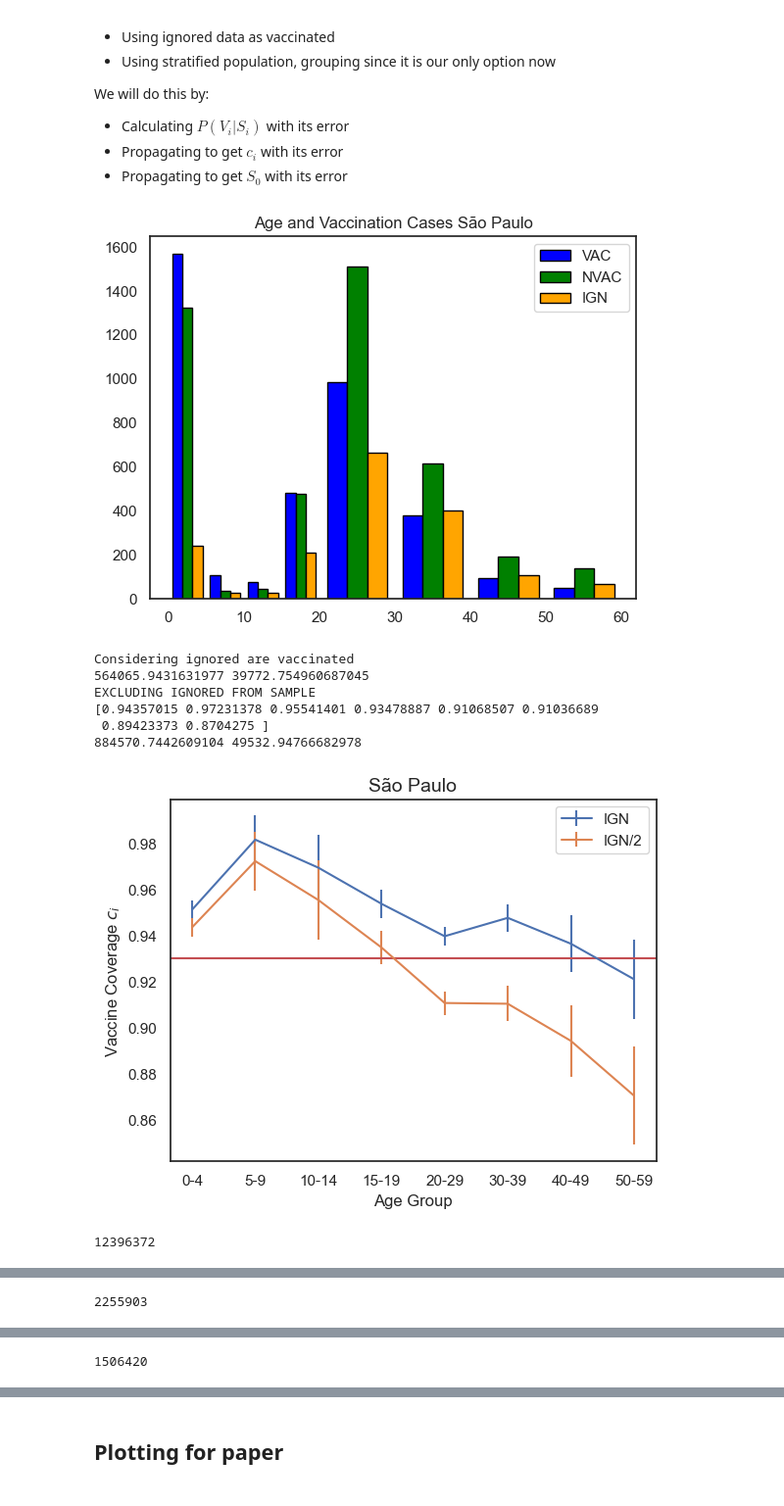
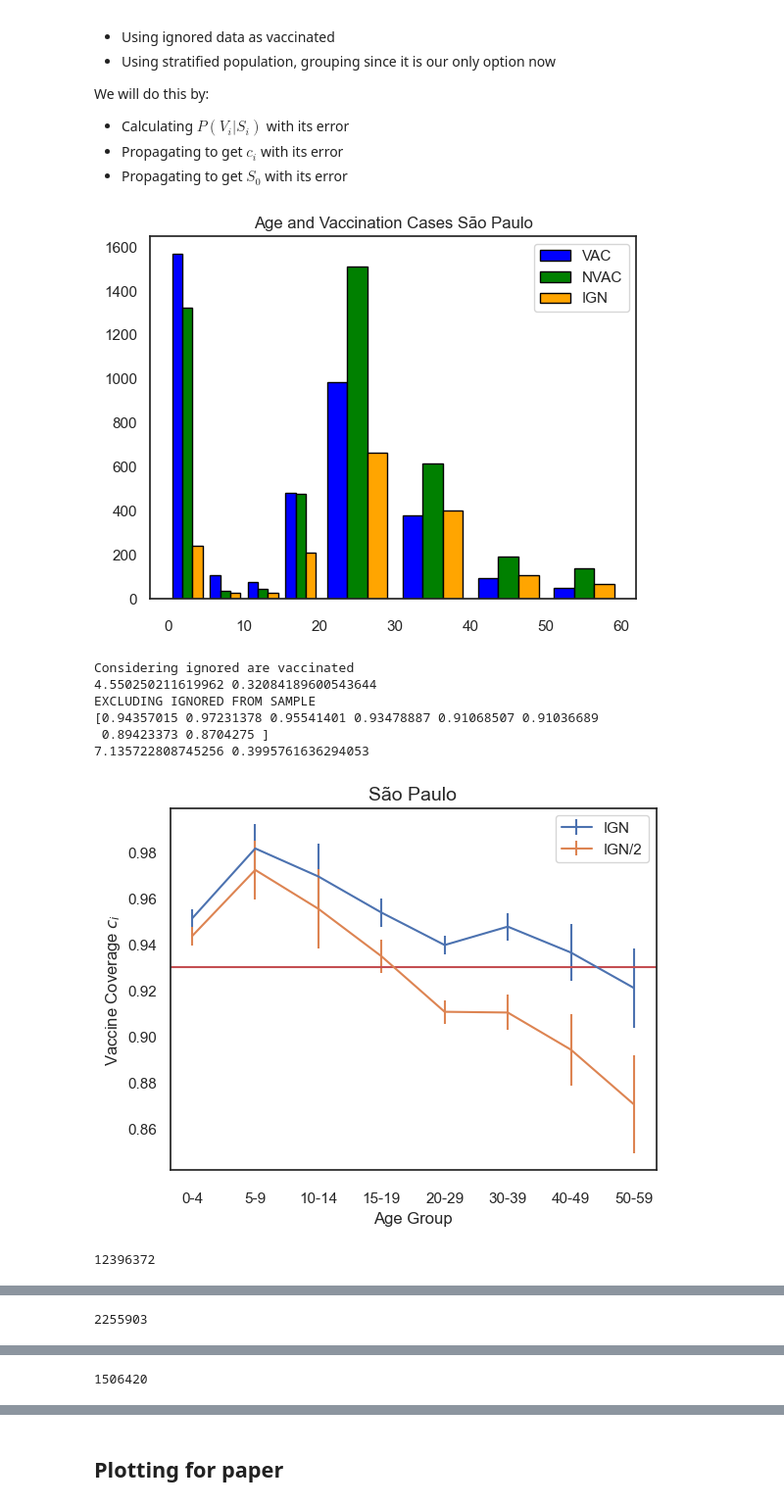
Before and after one commit to denisecammarota/measles-BR, a Jupyter notebook: Notebooks/S0_Errors_Estimation_Paper.ipynb, the cells around one changed output, grey strips where cells are left out. Shown at 98% size. Drawn from its saved outputs; the diff is of its cells as text; code cells hidden in the pictures.

```diff
--- a/Notebooks/S0_Errors_Estimation_Paper.ipynb
+++ b/Notebooks/S0_Errors_Estimation_Paper.ipynb
@@ -31,7 +31,6 @@ first_10 = [355030., 130260., 150140., 410690., 150080., 351880., 130250.,
 
 # data for municipalities by age
 data_muns = pd.read_csv('../Data/age_groups_municipalities.csv')
-
 
 # data of cases, age and their vaccination status
 df_mun = pd.read_csv('../Data/analyzed/age_vaccine_municipalities.csv')
@@ -40,6 +39,7 @@ mun_file = pd.read_csv(mun_path)
 mun_file['codigo'] = mun_file['municipio'].astype(str).str[:6].astype(int)
 mun_file = mun_file[['municipio','name','codigo']]
 df_mun = df_mun.merge(mun_file, how = 'left', left_on = 'ID_MN_RESI', right_on = 'codigo')
+df_pop = data_muns[['Municipio','Total']]
 
 cov_1 = []
 e_cov_1 = []
@@ -47,6 +47,7 @@ cov_2 = []
 e_cov_2 = []
 
 for mun in first_10:
+    pop = df_pop[df_pop['Municipio'] == mun].iloc[0,1]
     df_tmp = df_mun[df_mun['ID_MN_RESI'] == mun]
     df_tmp = df_tmp[df_tmp['NU_IDADE_N'] <= 60]
     mun_name = df_tmp['name'].unique()[0]
@@ -89,7 +90,7 @@ for mun in first_10:
     gap_vacs = 1 - np.array(c_vacs)
     S0 = np.sum(data_sp*gap_vacs)
     e_S0 = np.sqrt(np.sum((data_sp*e_c_vacs)**2))
-    print(S0,e_S0)
+    print(100*S0/pop,100*e_S0/pop)
     # EXCLUDING IGNORED FROM SAMPLE
     print('EXCLUDING IGNORED FROM SAMPLE')
     vacs_2 = vacs_2 + ign_2/2
@@ -98,40 +99,40 @@ for mun in first_10:
     p_vacs_2 = vacs_2/N_2 # proportion of sample
     # now we calculate errors for these proportions
     e_p_vacs_2 = np.sqrt(p_vacs_2*(1 - p_vacs_2)/N_2)
     # second we propagate to calculate the vaccination coverage
     eps = 0.93 # vaccine efficacy
     c_vacs_2 = coverage_age(p_vacs_2,eps)
     print(c_vacs_2)
     e_c_vacs_2 = error_coverage_age(p_vacs_2,eps)*e_p_vacs_2
     # third we calculate S0 with its corresponding error
     gap_vacs_2 = 1 - np.array(c_vacs_2)
     S0_2 = np.sum(data_sp*gap_vacs_2)
     e_S0_2 = np.sqrt(np.sum((data_sp*e_c_vacs_2)**2))
-    print(S0_2,e_S0_2)
+    print(100*S0_2/pop,100*e_S0_2/pop)
     # NOW PLOTTING BOTH VACCINATION COVERAGES
     fig, ax = plt.subplots()
     ax.errorbar(np.arange(len(c_vacs)),c_vacs, yerr = e_c_vacs, label = 'IGN')
     ax.errorbar(np.arange(len(c_vacs_2)),c_vacs_2, yerr = e_c_vacs_2, label = 'IGN/2')
     ax.set_xticks(np.arange(len(p_vacs)))
     ax.set_xticklabels(['0-4','5-9','10-14','15-19', '20-29', '30-39','40-49','50-59'])
     ax.axhline(0.93,color = 'r')
     ax.set_xlabel('Age Group')
     ax.set_ylabel('Vaccine Coverage '+r'$c_i$')
     plt.title(mun_name, fontsize = 14)
     plt.legend()
     plt.show()
     print(pop_sp)
     cov_1.append(c_vacs)
     e_cov_1.append(e_c_vacs)
     cov_2.append(c_vacs_2)
     e_cov_2.append(e_c_vacs_2)
 # %% [output]
-[figure, old version]
+[figure, new version]
 Considering ignored are vaccinated
-564065.9431631977 39772.754960687045
+4.550250211619962 0.32084189600543644
 EXCLUDING IGNORED FROM SAMPLE
 [0.94357015 0.97231378 0.95541401 0.93478887 0.91068507 0.91036689
  0.89423373 0.8704275 ]
-884570.7442609104 49532.94766682978
+7.135722808745256 0.3995761636294053
-[figure, old version]
+[figure, new version]
 12396372
```
Also changed, not shown: parts of 1 cell of this notebook, 1 other file.
